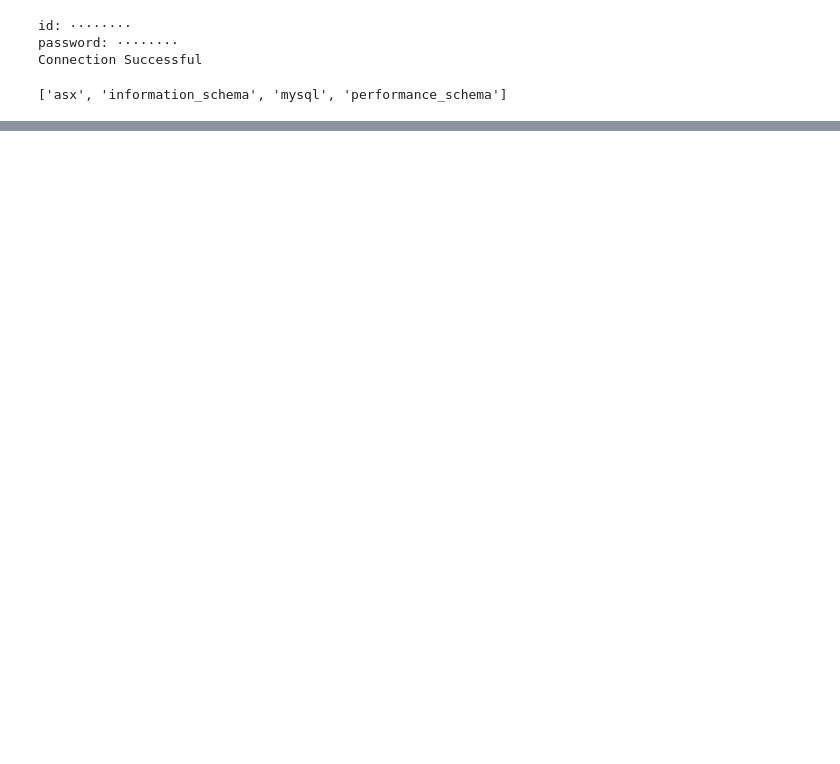
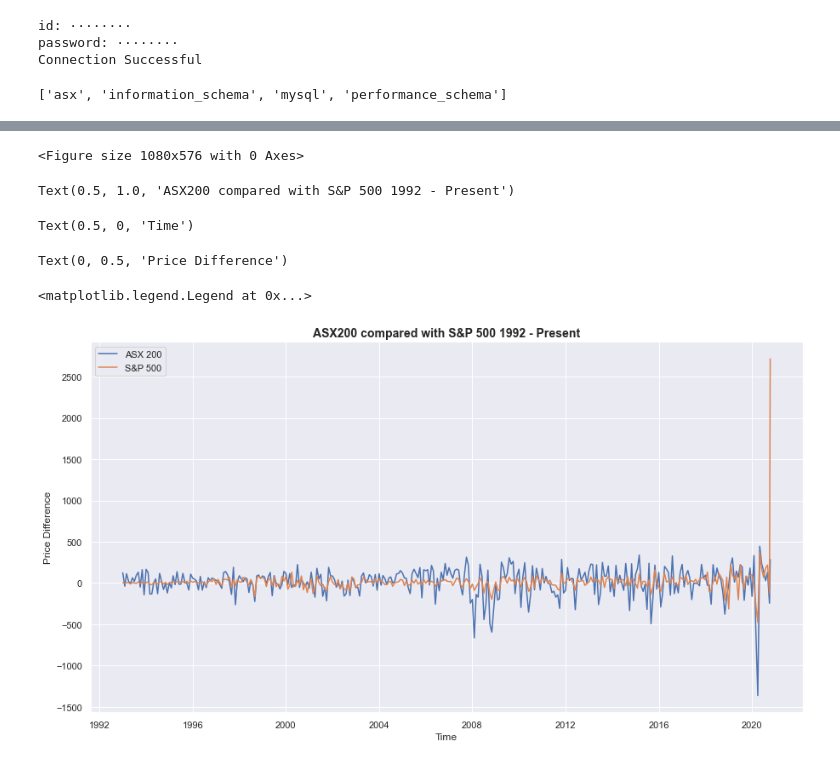
Before and after one commit to MDSI-AUG-2020-DSP/ASX, a Jupyter notebook: DataExploration.ipynb, the cells around one changed output, grey strips where cells are left out. Saved outputs shown, nothing was run; the diff lists cells and outputs as text; code cells hidden in the pictures; blank space fills up the shorter version.

```diff
--- a/DataExploration.ipynb
+++ b/DataExploration.ipynb
@@ -80,0 +147,14 @@ cashrate
+# %%
+plt.figure(figsize=(15,8))
+plt.title('ASX200 compared with S&P 500 1992 - Present', fontsize = 14, fontweight = 'bold')
+plt.xlabel('Time')
+plt.ylabel('Price Difference')
+diff_plot = plt.plot(df.diff(periods = 1)) ## Get the difference between the months in each columns
+plt.legend(labels = ['ASX 200','S&P 500'])
+# %% [output]
+<Figure size 1080x576 with 0 Axes>
+Text(0.5, 1.0, 'ASX200 compared with S&P 500 1992 - Present')
+Text(0.5, 0, 'Time')
+Text(0, 0.5, 'Price Difference')
+<matplotlib.legend.Legend at 0x...>
+[figure, added]
```
Also changed, not shown: parts of 5 cells of this notebook.
